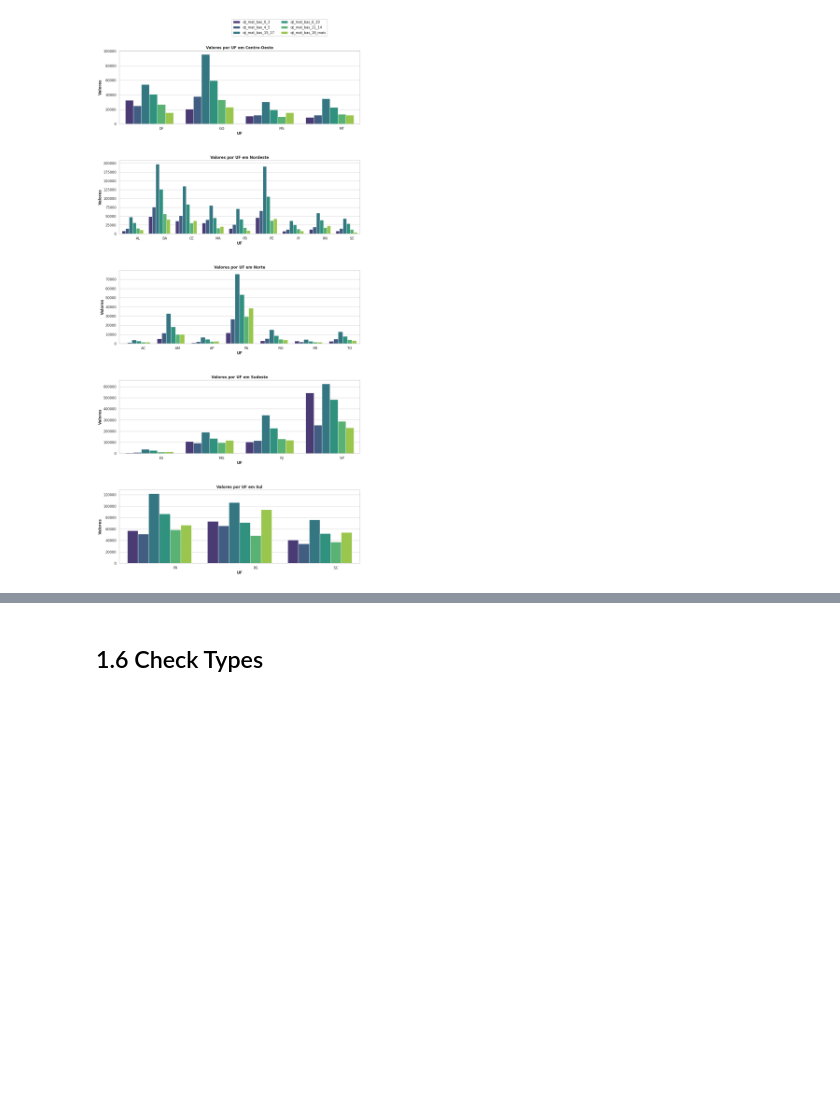
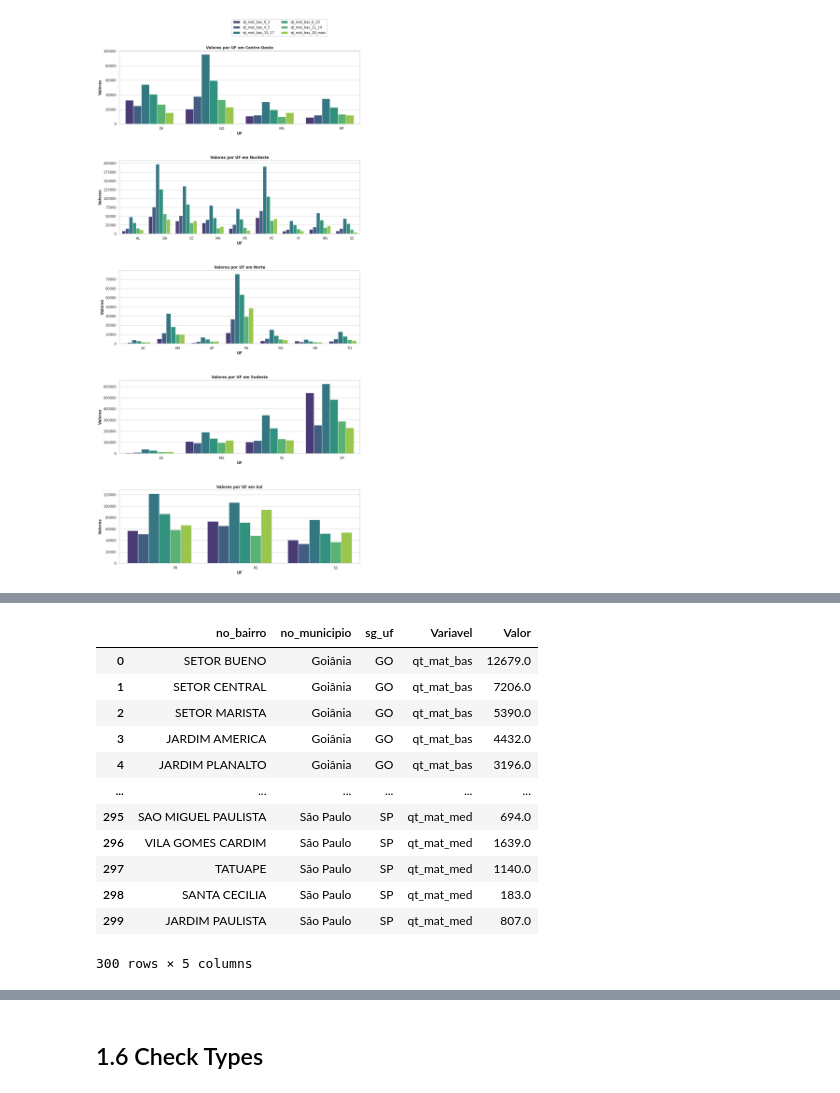
Before and after one commit to victor-vilela/censo_escolar_2022, a Jupyter notebook: notebooks/01-vvo-data-project.ipynb, the cells around one changed output, grey strips where cells are left out. Saved outputs shown, nothing was run; the diff lists cells and outputs as text; code cells hidden in the pictures; blank space fills up the shorter version.

```diff
--- a/notebooks/01-vvo-data-project.ipynb
+++ b/notebooks/01-vvo-data-project.ipynb
@@ -391,0 +398,18 @@ SyntaxError: invalid syntax (3272138656.py, line 5)
+# %%
+# Agrupando um novo dataframe para análise
+hip_4_final_melt = pd.melt(hip_4_final, id_vars=['no_bairro', 'no_municipio', 'sg_uf'], var_name='Variavel', value_name='Valor')
+hip_4_final_melt
+# %% [output]
+|  | no_bairro | no_municipio | sg_uf | Variavel | Valor |
+| 0 | SETOR BUENO | Goiânia | GO | qt_mat_bas | 12679.0 |
+| 1 | SETOR CENTRAL | Goiânia | GO | qt_mat_bas | 7206.0 |
+| 2 | SETOR MARISTA | Goiânia | GO | qt_mat_bas | 5390.0 |
+| 3 | JARDIM AMERICA | Goiânia | GO | qt_mat_bas | 4432.0 |
+| 4 | JARDIM PLANALTO | Goiânia | GO | qt_mat_bas | 3196.0 |
+| ... | ... | ... | ... | ... | ... |
+| 295 | SAO MIGUEL PAULISTA | São Paulo | SP | qt_mat_med | 694.0 |
+| 296 | VILA GOMES CARDIM | São Paulo | SP | qt_mat_med | 1639.0 |
+| 297 | TATUAPE | São Paulo | SP | qt_mat_med | 1140.0 |
+| 298 | SANTA CECILIA | São Paulo | SP | qt_mat_med | 183.0 |
+| 299 | JARDIM PAULISTA | São Paulo | SP | qt_mat_med | 807.0 |
+300 rows × 5 columns
```
Also changed, not shown: parts of 14 cells of this notebook.
